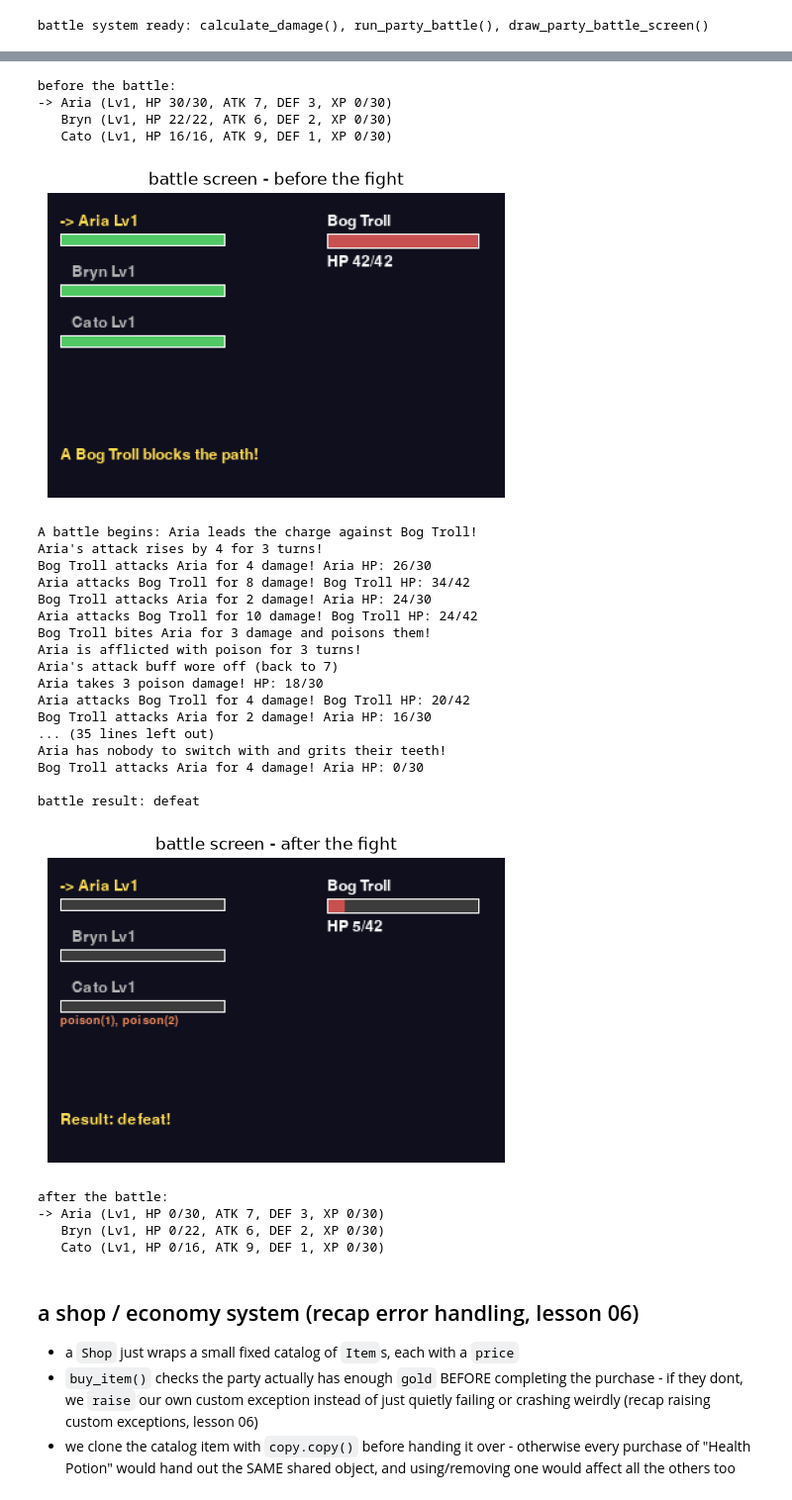
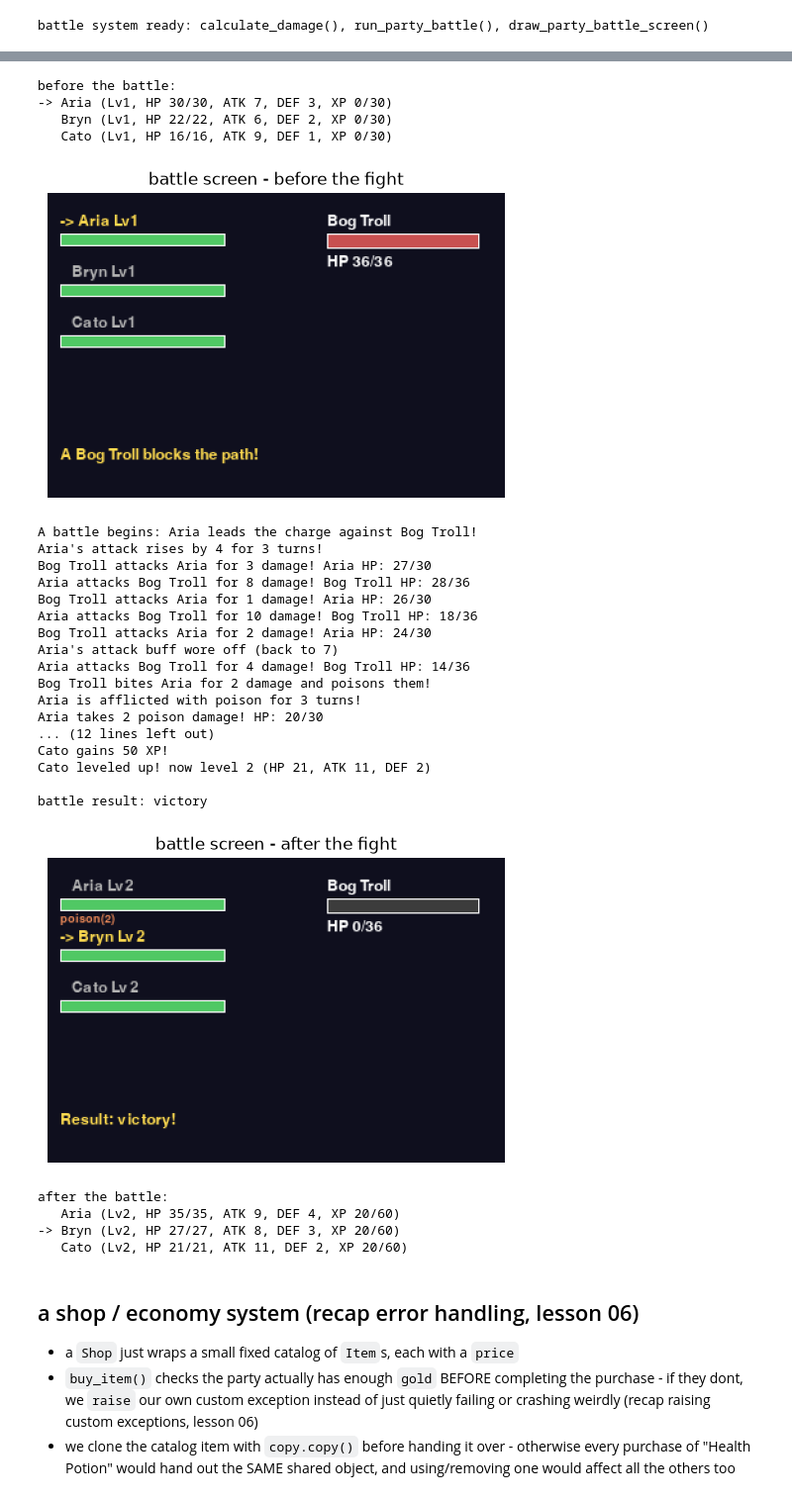
Before and after one commit to ABSoSol-public/education_absosol_python, a Jupyter notebook: topics/35_advanced_rpg_systems.ipynb, the cells around one changed output, grey strips where cells are left out. Shown at 99% size. Saved outputs shown, nothing was run; the diff lists cells and outputs as text; code cells hidden in the pictures.

```diff
--- a/topics/35_advanced_rpg_systems.ipynb
+++ b/topics/35_advanced_rpg_systems.ipynb
@@ -114,7 +114,13 @@ class Character:
         return log
 
     def add_status_effect(self, effect: StatusEffect) -> str:
-        """Attach a new status effect. Buffs apply their stat change immediately, poison just sits and waits to tick."""
+        """Attach a new status effect. If the SAME effect is already active we just REFRESH its duration instead
+        of stacking a second copy - stacking would make repeated poison bites deal double (or more!) damage every
+        turn, which isnt how most RPGs handle it. Buffs apply their stat change immediately, poison just waits to tick."""
+        existing = next((e for e in self.status_effects if e.name == effect.name), None)
+        if existing is not None:
+            existing.remaining_turns = effect.remaining_turns  # just refresh the duration, dont add a second copy
+            return f"{self.name}'s {effect.name} is refreshed to {effect.remaining_turns} turns!"
         self.status_effects.append(effect)
         if effect.name == "attack_buff":
             self.attack += effect.potency  # applied ONCE, right away - tick_status_effects() reverts it when it expires
@@ -408,16 +408,17 @@ battle system ready: calculate_damage(), run_party_battle(), draw_party_battle_s
 # %%
-bog_troll = Enemy("Bog Troll", hp=42, attack=6, defense=2)
+bog_troll = Enemy("Bog Troll", hp=36, attack=5, defense=2)
 
 # a "War Horn" buff item, already sitting in the party's bag before the fight - see the Item dataclass above
 party.inventory.append(Item(name="War Horn", item_type="buff", attack_bonus=4, buff_duration=3))
 
-# our plan: use the war horn on the active member first (a nice attack boost for the rest of the fight), then just
-# keep attacking - the low-hp auto-switch logic inside run_party_battle() takes over automatically whenever needed
+# our plan: buff Aria and let her open the fight, but once the troll's poison bite starts wearing her down,
+# deliberately SWITCH to Bryn (who's still at full hp) to finish the job instead of risking Aria fainting
 battle_plan = [
     ("item", party.inventory[0], party.active),  # party.active is Aria right now - she gets the attack buff
     ("attack", None, None),
     ("attack", None, None),
     ("attack", None, None),
+    ("switch", None, 1),  # Aria just got poisoned and is down to 20/30 hp - time to rotate Bryn in
     ("attack", None, None),
     ("attack", None, None),
     ("attack", None, None),
@@ -427,50 +428,50 @@ print("before the battle:")
 for line in party.describe():
     print(line)
 
 before_screen = draw_party_battle_screen(party, bog_troll, "A Bog Troll blocks the path!")
 show_surface(before_screen, title="battle screen - before the fight", figsize=(6, 4))
 
 battle_log, battle_result = run_party_battle(party, bog_troll, battle_plan)
 for line in battle_log:
     print(line)
 print()
 print("battle result:", battle_result)
 
 after_screen = draw_party_battle_screen(party, bog_troll, f"Result: {battle_result}!")
 show_surface(after_screen, title="battle screen - after the fight", figsize=(6, 4))
 
 print()
 print("after the battle:")
 for line in party.describe():
     print(line)
 # %% [output]
 before the battle:
 -> Aria (Lv1, HP 30/30, ATK 7, DEF 3, XP 0/30)
    Bryn (Lv1, HP 22/22, ATK 6, DEF 2, XP 0/30)
    Cato (Lv1, HP 16/16, ATK 9, DEF 1, XP 0/30)
 [figure]
 A battle begins: Aria leads the charge against Bog Troll!
 Aria's attack rises by 4 for 3 turns!
-Bog Troll attacks Aria for 4 damage! Aria HP: 26/30
-Aria attacks Bog Troll for 8 damage! Bog Troll HP: 34/42
+Bog Troll attacks Aria for 3 damage! Aria HP: 27/30
+Aria attacks Bog Troll for 8 damage! Bog Troll HP: 28/36
+Bog Troll attacks Aria for 1 damage! Aria HP: 26/30
+Aria attacks Bog Troll for 10 damage! Bog Troll HP: 18/36
 Bog Troll attacks Aria for 2 damage! Aria HP: 24/30
-Aria attacks Bog Troll for 10 damage! Bog Troll HP: 24/42
-Bog Troll bites Aria for 3 damage and poisons them!
+Aria's attack buff wore off (back to 7)
+Aria attacks Bog Troll for 4 damage! Bog Troll HP: 14/36
+Bog Troll bites Aria for 2 damage and poisons them!
 Aria is afflicted with poison for 3 turns!
-Aria's attack buff wore off (back to 7)
-Aria takes 3 poison damage! HP: 18/30
-Aria attacks Bog Troll for 4 damage! Bog Troll HP: 20/42
-Bog Troll attacks Aria for 2 damage! Aria HP: 16/30
-... (35 lines left out)
-Aria has nobody to switch with and grits their teeth!
-Bog Troll attacks Aria for 4 damage! Aria HP: 0/30
+Aria takes 2 poison damage! HP: 20/30
+... (12 lines left out)
+Cato gains 50 XP!
+Cato leveled up! now level 2 (HP 21, ATK 11, DEF 2)
 
-battle result: defeat
+battle result: victory
-[figure, old version]
+[figure, new version]
 after the battle:
--> Aria (Lv1, HP 0/30, ATK 7, DEF 3, XP 0/30)
-   Bryn (Lv1, HP 0/22, ATK 6, DEF 2, XP 0/30)
-   Cato (Lv1, HP 0/16, ATK 9, DEF 1, XP 0/30)
+   Aria (Lv2, HP 35/35, ATK 9, DEF 4, XP 20/60)
+-> Bryn (Lv2, HP 27/27, ATK 8, DEF 3, XP 20/60)
+   Cato (Lv2, HP 21/21, ATK 11, DEF 2, XP 20/60)
 # %% [markdown]
 ## a shop / economy system (recap error handling, lesson 06)
 * a `Shop` just wraps a small fixed catalog of `Item`s, each with a `price`
```
Also changed, not shown: parts of 4 cells of this notebook, 1 other file.
